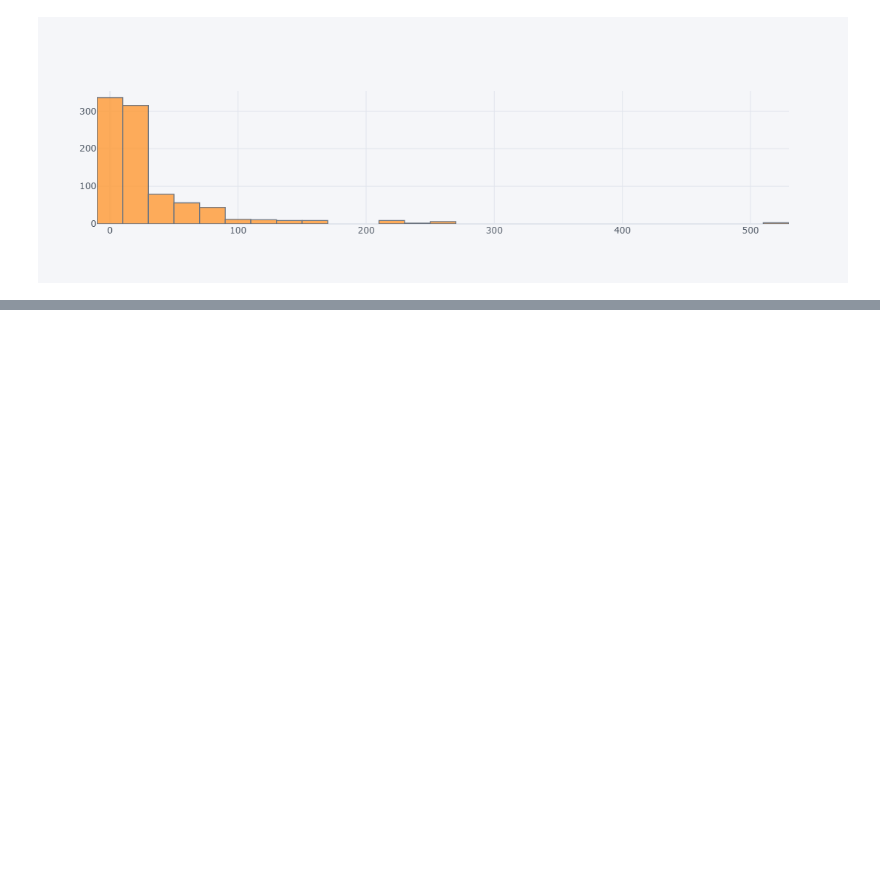
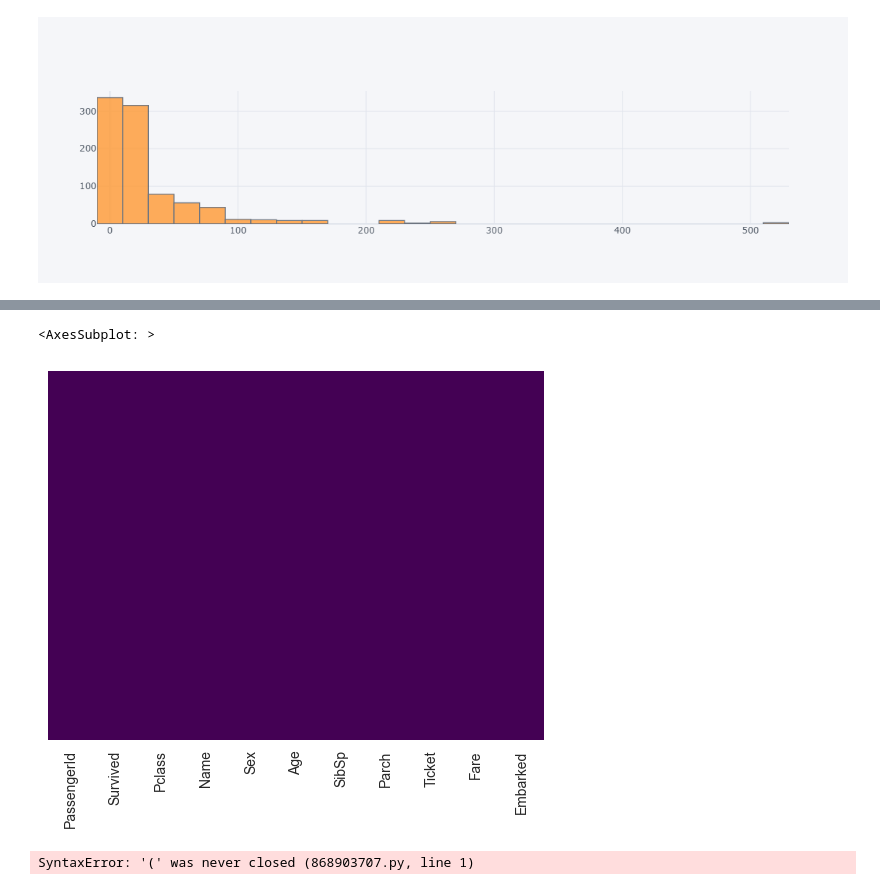
Before and after one commit to Michaela-Vosvrdova/Data-Science-and-Machine-Learning, a Jupyter notebook: Logistic Regression/logistic_regression_intro.ipynb, the cells around one changed output, grey strips where cells are left out. Cells and saved outputs as stored; diff of their text form; code cells hidden in the pictures; blank space fills up the shorter version.

```diff
--- a/Logistic Regression/logistic_regression_intro.ipynb
+++ b/Logistic Regression/logistic_regression_intro.ipynb
@@ -62,0 +90,11 @@ train['Fare'].iplot(kind='hist', bins=50)
+# %%
+train = train.drop('Cabin', axis=1)
+# %%
+sns.heatmap(train.isnull(), yticklabels=False, cbar=False, cmap='viridis')
+# %% [output]
+<AxesSubplot: >
+[figure, added]
+# %%
+pd.get_dummies(train['Sex'].head()
+# %% [output]
+SyntaxError: '(' was never closed (868903707.py, line 1)
```
Also changed, not shown: parts of 12 cells of this notebook.
